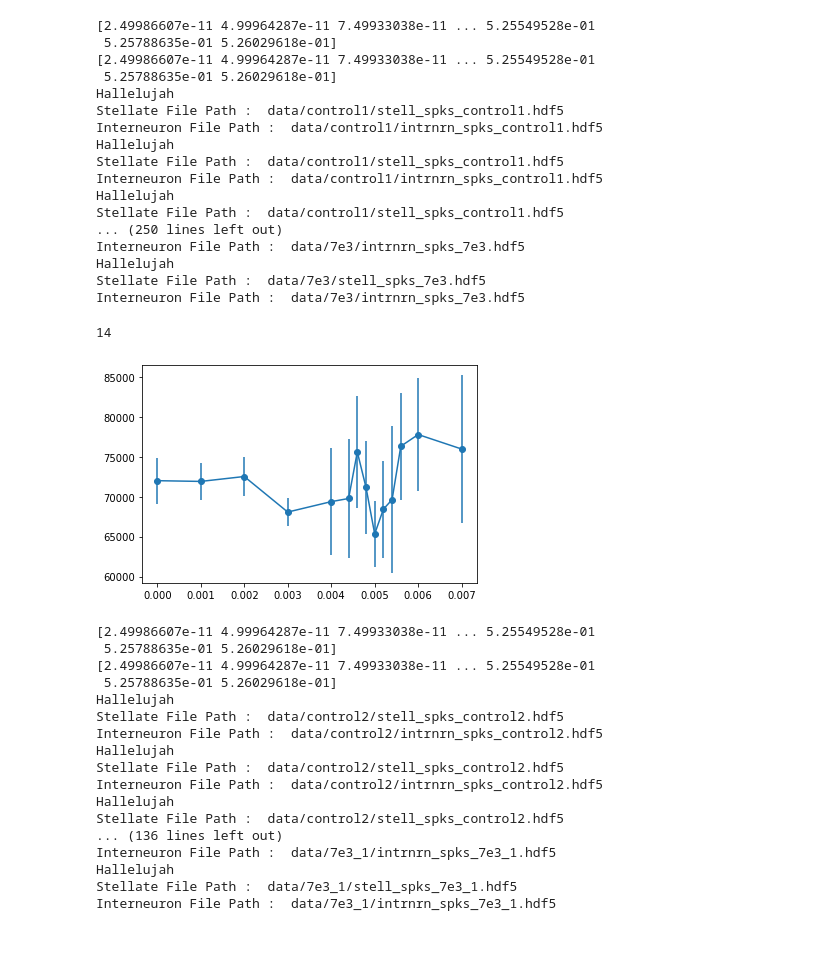
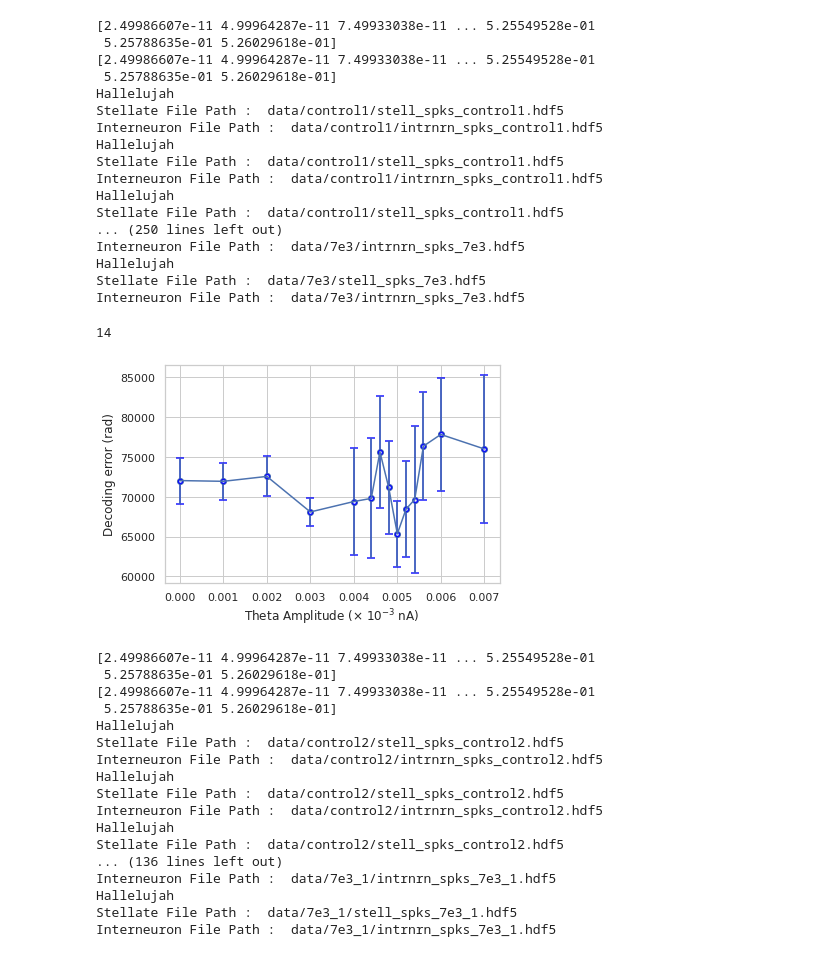
Before and after one commit to tiny-infinity/GridCellsCopy, a Jupyter notebook: analysis/notebooks/poster_figs/theta_vs_error.ipynb, the cells around one changed output. Drawn from its saved outputs; the diff is of its cells as text; code cells hidden in the pictures.

```diff
--- a/analysis/notebooks/poster_figs/theta_vs_error.ipynb
+++ b/analysis/notebooks/poster_figs/theta_vs_error.ipynb
@@ -192,14 +192,34 @@ Interneuron File Path :  data/7e3/intrnrn_spks_7e3.hdf5
 Hallelujah
 Stellate File Path :  data/7e3/stell_spks_7e3.hdf5
 Interneuron File Path :  data/7e3/intrnrn_spks_7e3.hdf5
-# %%
-print(len(mean_1_list))
-plt.scatter(amp_list,mean_1_list)
-plt.errorbar(amp_list,mean_1_list,yerr=std_1_list)
-plt.show()
-# %% [output]
-14
-[figure, removed]
+# %%
+print(len(mean_1_list))
+
+color = sns.color_palette("deep")[0]
+
+plt.errorbar(
+    amp_list, mean_1_list,
+    yerr=std_1_list,
+    fmt="o",                   # ensures error bars and markers match
+    markersize=4,
+    capsize=4,
+    elinewidth=1.5,
+    color='blue',
+    markerfacecolor="white",
+    markeredgecolor='blue',
+    markeredgewidth=1.5,
+    alpha=0.9,
+)
+
+plt.ylabel("Decoding error (rad)")
+plt.xlabel("Theta Amplitude (× $10^{-3}$ nA)")
+
+plt.scatter(amp_list,mean_1_list)
+plt.errorbar(amp_list,mean_1_list,yerr=std_1_list)
+plt.show()
+# %% [output]
+14
+[figure, added]
 # %%
 amp_2_list = [0,1e-3,2e-3,3e-3,4e-3,5e-3,6e-3,7e-3]
 
```
Also changed, not shown: parts of 4 cells of this notebook.
